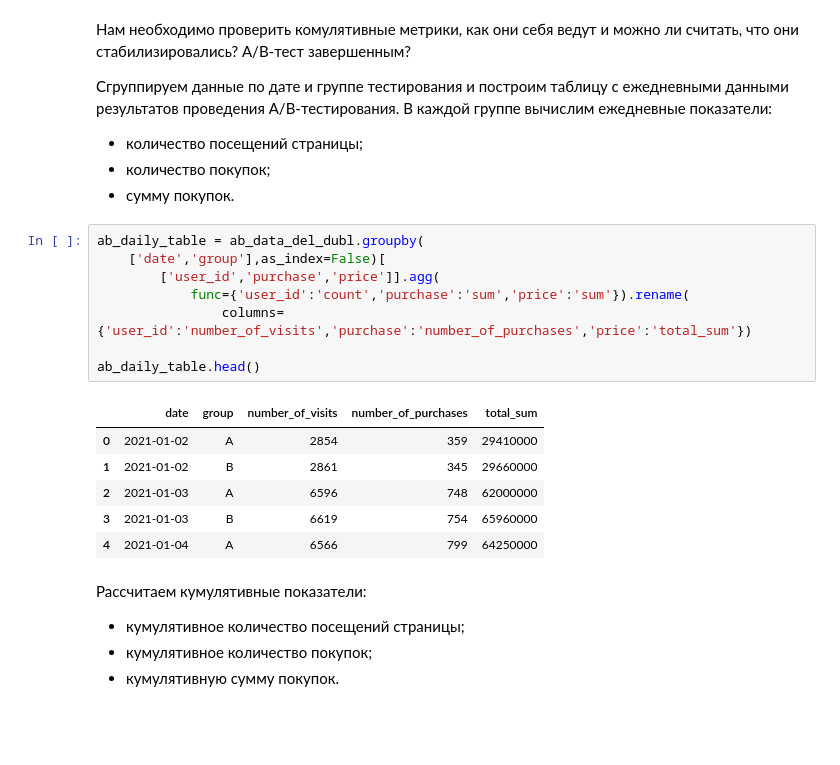
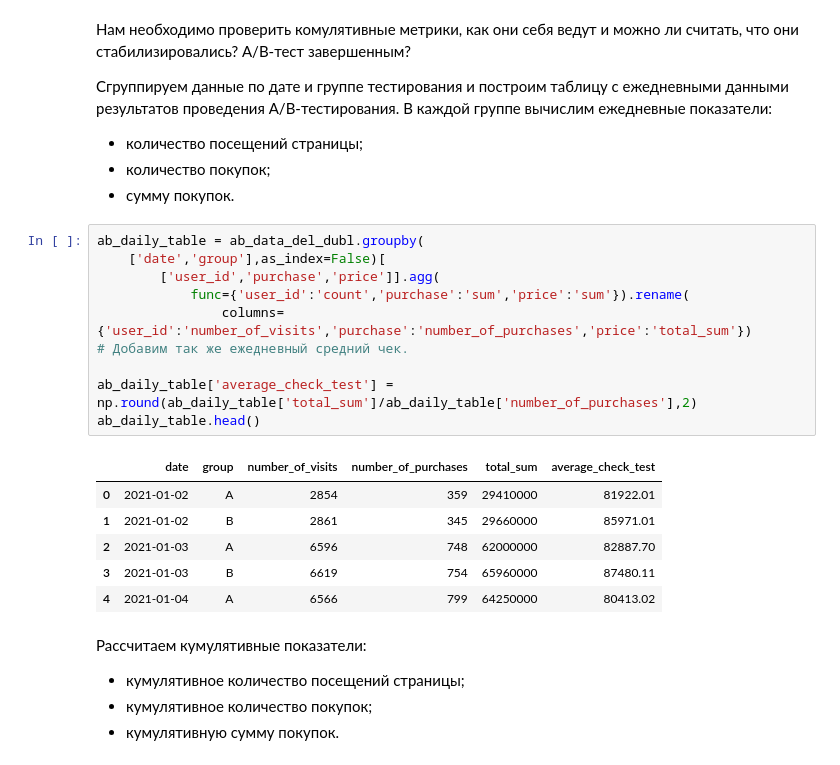
Before and after one commit to Davids001/Projects, a Jupyter notebook: Проект-13 Анализ эффективности двух вариантов/project-13.ipynb, the cells around one changed output. Drawn from its saved outputs; the diff is of its cells as text; blank space fills up the shorter version.

```diff
--- a/Проект-13 Анализ эффективности двух вариантов/project-13.ipynb
+++ b/Проект-13 Анализ эффективности двух вариантов/project-13.ipynb
@@ -224,18 +225,20 @@ plt.show()
 # %%
 ab_daily_table = ab_data_del_dubl.groupby(
     ['date','group'],as_index=False)[
         ['user_id','purchase','price']].agg(
             func={'user_id':'count','purchase':'sum','price':'sum'}).rename(
                 columns={'user_id':'number_of_visits','purchase':'number_of_purchases','price':'total_sum'})
+# Добавим так же ежедневный средний чек.
 
+ab_daily_table['average_check_test'] = np.round(ab_daily_table['total_sum']/ab_daily_table['number_of_purchases'],2)
 ab_daily_table.head()
 # %% [output]
-|  | date | group | number_of_visits | number_of_purchases | total_sum |
-| 0 | 2021-01-02 | A | 2854 | 359 | 29410000 |
-| 1 | 2021-01-02 | B | 2861 | 345 | 29660000 |
-| 2 | 2021-01-03 | A | 6596 | 748 | 62000000 |
-| 3 | 2021-01-03 | B | 6619 | 754 | 65960000 |
-| 4 | 2021-01-04 | A | 6566 | 799 | 64250000 |
+|  | date | group | number_of_visits | number_of_purchases | total_sum | average_check_test |
+| 0 | 2021-01-02 | A | 2854 | 359 | 29410000 | 81922.01 |
+| 1 | 2021-01-02 | B | 2861 | 345 | 29660000 | 85971.01 |
+| 2 | 2021-01-03 | A | 6596 | 748 | 62000000 | 82887.70 |
+| 3 | 2021-01-03 | B | 6619 | 754 | 65960000 | 87480.11 |
+| 4 | 2021-01-04 | A | 6566 | 799 | 64250000 | 80413.02 |
 # %% [markdown]
 
 
```
Also changed, not shown: parts of 12 cells of this notebook, 1 other file.
